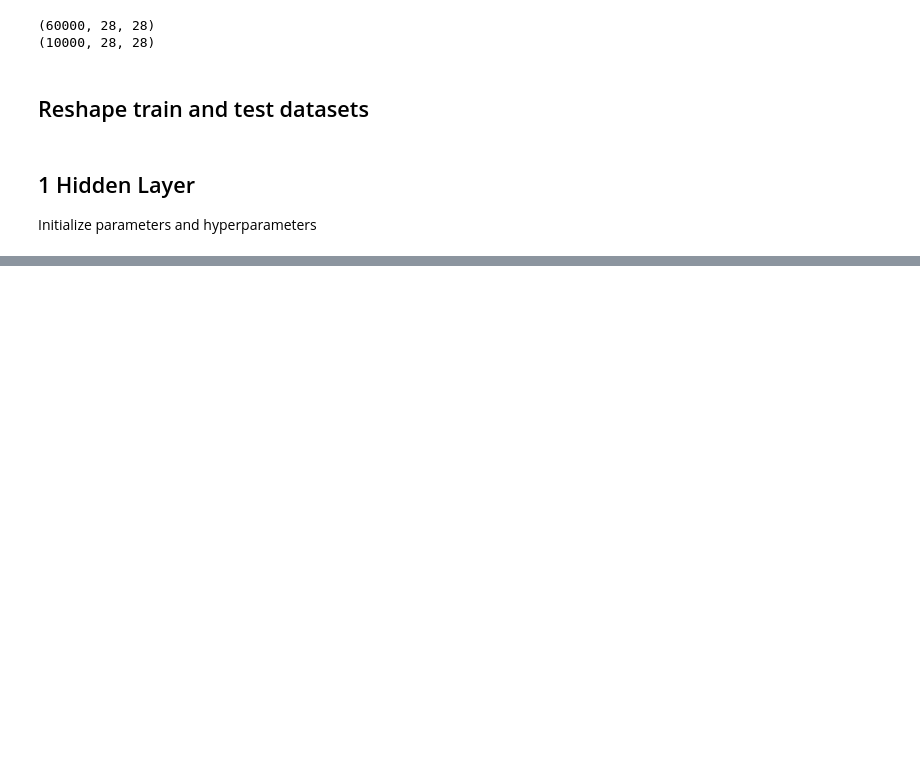
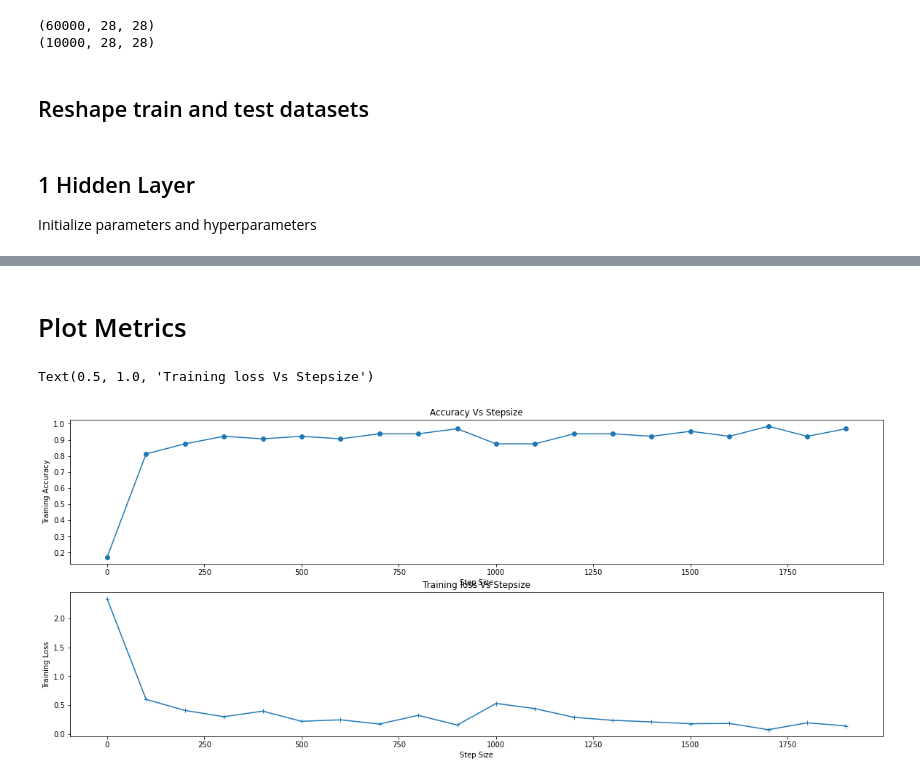
Before and after one commit to lokesharma-dev/Fake-News-Detection, a Jupyter notebook: gradient.ipynb, the cells around one changed output, grey strips where cells are left out. Saved outputs shown, nothing was run; the diff lists cells and outputs as text; code cells hidden in the pictures; blank space fills up the shorter version.

```diff
--- a/gradient.ipynb
+++ b/gradient.ipynb
@@ -100,0 +101,18 @@ Loss : 0.07818078994750977, Accuracy : 0.96875
+# %% [markdown]
+# Plot Metrics
+# %%
+plt.figure(figsize = (20,8))
+plt.subplot(2,1,1)
+plt.plot(step_list,accuracy_list,'o-')
+plt.ylabel('Training Accuracy')
+plt.xlabel('Step Size')
+plt.title('Accuracy Vs Stepsize')
+
+plt.subplot(2,1,2)
+plt.plot(step_list, loss_list, '+-')
+plt.xlabel('Step Size')
+plt.ylabel('Training Loss')
+plt.title('Training loss Vs Stepsize')
+# %% [output]
+Text(0.5, 1.0, 'Training loss Vs Stepsize')
+[figure, added]
```
Also changed, not shown: parts of 1 cell of this notebook.
